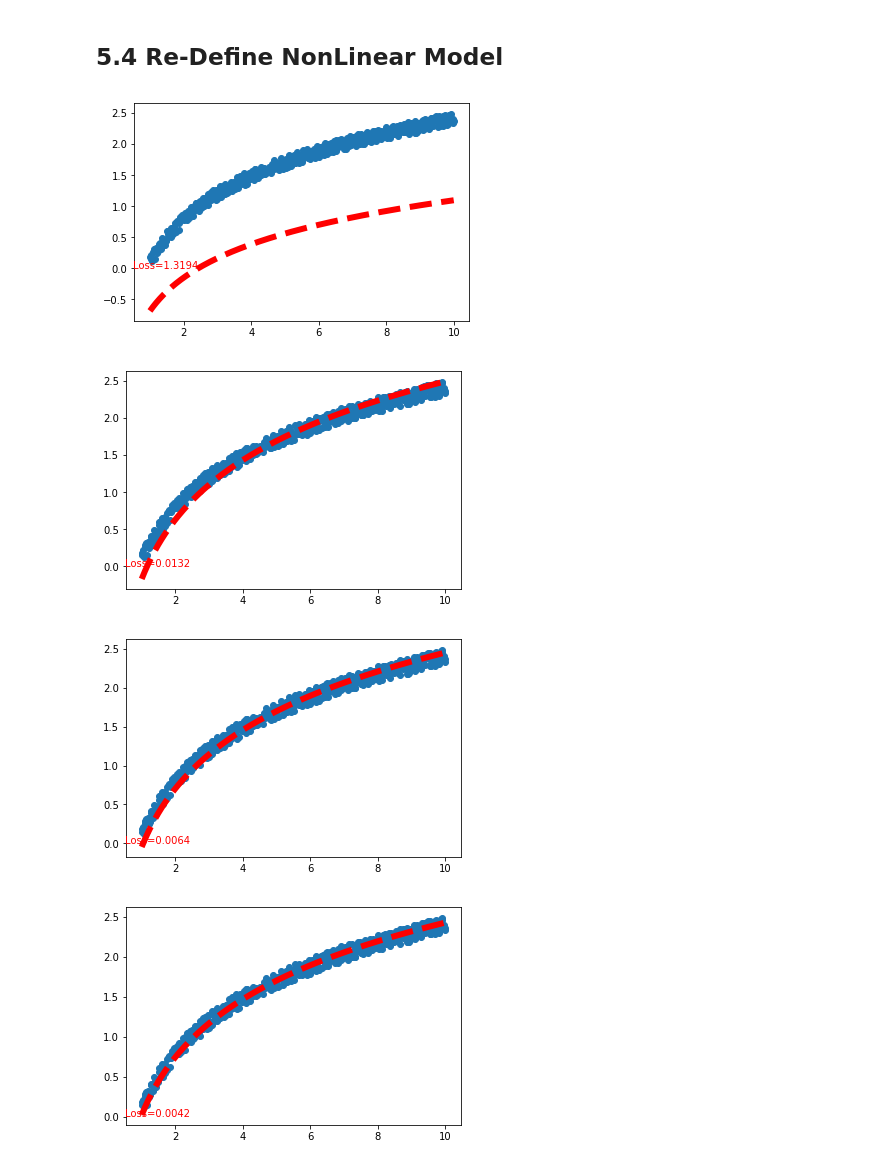
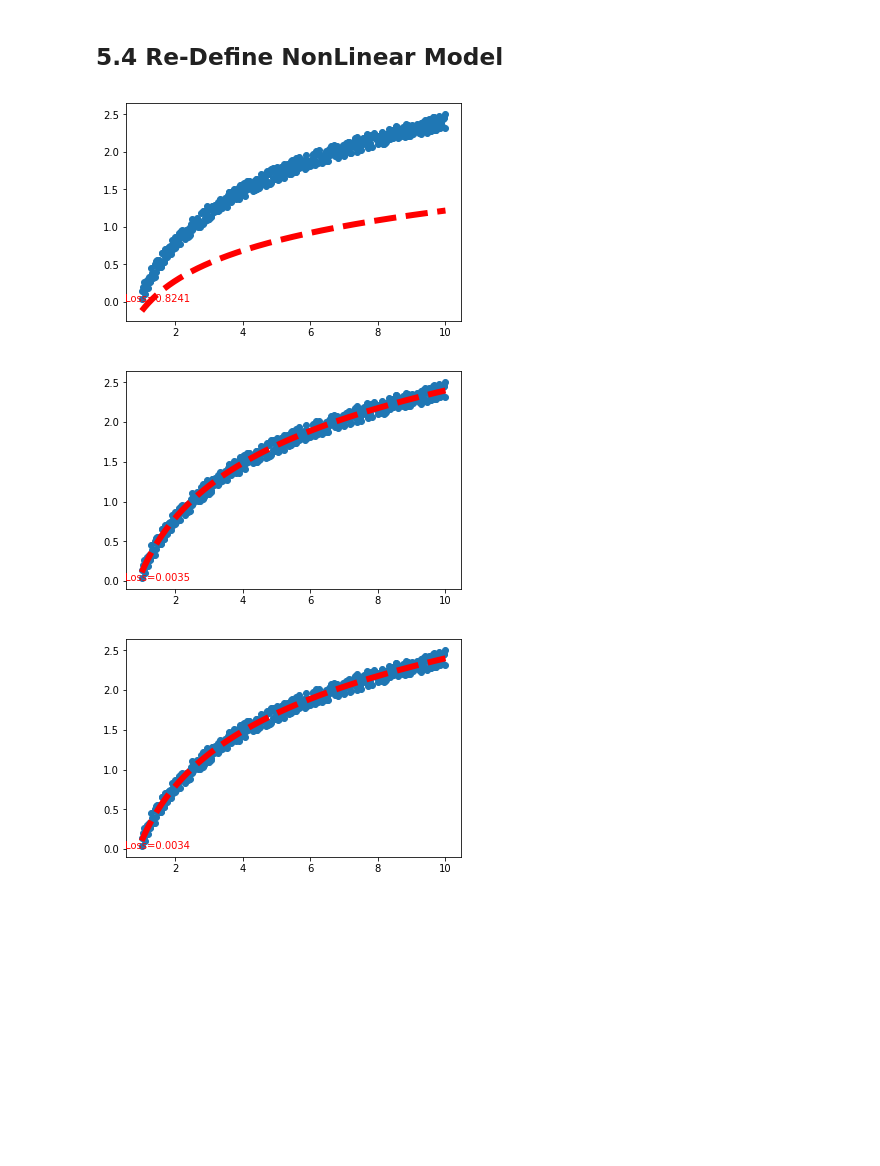
Before and after one commit to Harry24k/Pytorch-Basic, a Jupyter notebook: week2/5. NonLinear Regression.ipynb, the cells around one changed output. Cells and saved outputs as stored; diff of their text form; code cells hidden in the pictures; blank space fills up the shorter version.

```diff
--- a/week2/5. NonLinear Regression.ipynb
+++ b/week2/5. NonLinear Regression.ipynb
@@ -23,8 +24,8 @@ plt.show()
 # %%
 model = nn.Linear(1, 1, bias=True)
 # %%
-loss_func = torch.nn.MSELoss()
-optimizer = torch.optim.SGD(model.parameters(), lr=0.1)
+loss = nn.MSELoss()
+optimizer = optim.SGD(model.parameters(), lr=0.1)
 # %%
 x.shape, y.shape
 # %% [output]
@@ -37,17 +38,17 @@ x.shape, y.shape
 # %% [output]
 (torch.Size([500, 1]), torch.Size([500, 1]))
 # %%
-for t in range(100):
-    prediction = model(x)
+for t in range(60):
+    pre = model(x)
+    cost = loss(pre, y)
 
-    loss = loss_func(prediction, y)
     optimizer.zero_grad()
-    loss.backward()
+    cost.backward()
     optimizer.step()
 
-    if t % 20  == 0:
+    if t % 20 == 0:
         plt.scatter(x.data.numpy(), y.data.numpy())
-        plt.plot(x.data.numpy(), prediction.data.numpy(), 'r--', lw=6)
-        plt.text(0.5, 0, 'Loss=%.4f' % loss.data[0], fontdict={'size':10, 'color':'red'})
+        plt.plot(x.data.numpy(), pre.data.numpy(), 'r--', lw=6)
+        plt.text(0.5, 0, 'Loss=%.4f' % cost.data[0], fontdict={'size':10, 'color':'red'})
         plt.show()
 # %% [output]
@@ -69,24 +68,23 @@ plt.show()
 # %%
 model = nn.Linear(1, 1, bias=True)
 # %%
-optimizer = torch.optim.SGD(model.parameters(), lr=0.1)
-loss_func = torch.nn.MSELoss()
+loss = torch.nn.MSELoss()
+optimizer = optim.SGD(model.parameters(), lr=0.1)
 # %%
-for t in range(120):
-    prediction = model(x)
+for t in range(60):
+    pre = model(x)
+    cost = loss(pre, y)
 
-    loss = loss_func(prediction, y)
     optimizer.zero_grad()
-    loss.backward()
+    cost.backward()
     optimizer.step()
 
-    if t % 30  == 0:
+    if t % 20  == 0:
         plt.scatter(x.exp().data.numpy(), y.data.numpy())
-        plt.plot(x.exp().data.numpy(), prediction.data.numpy(), 'r--', lw=6)
-        plt.text(0.5, 0, 'Loss=%.4f' % loss.data[0], fontdict={'size':10, 'color':'red'})
+        plt.plot(x.exp().data.numpy(), pre.data.numpy(), 'r--', lw=6)
+        plt.text(0.5, 0, 'Loss=%.4f' % cost.data[0], fontdict={'size':10, 'color':'red'})
         plt.show()
 # %% [output]
-[figure, old version]
+[figure, new version]
-[figure, old version]
+[figure, new version]
-[figure, old version]
+[figure, new version]
-[figure, removed]
```
Also changed, not shown: parts of 4 cells of this notebook, 3 other files.
